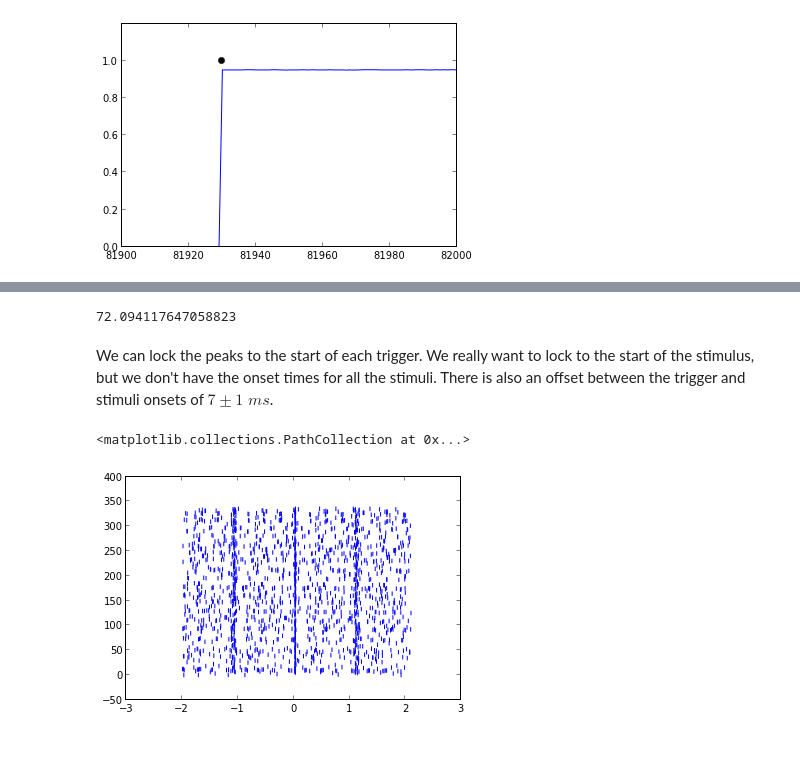
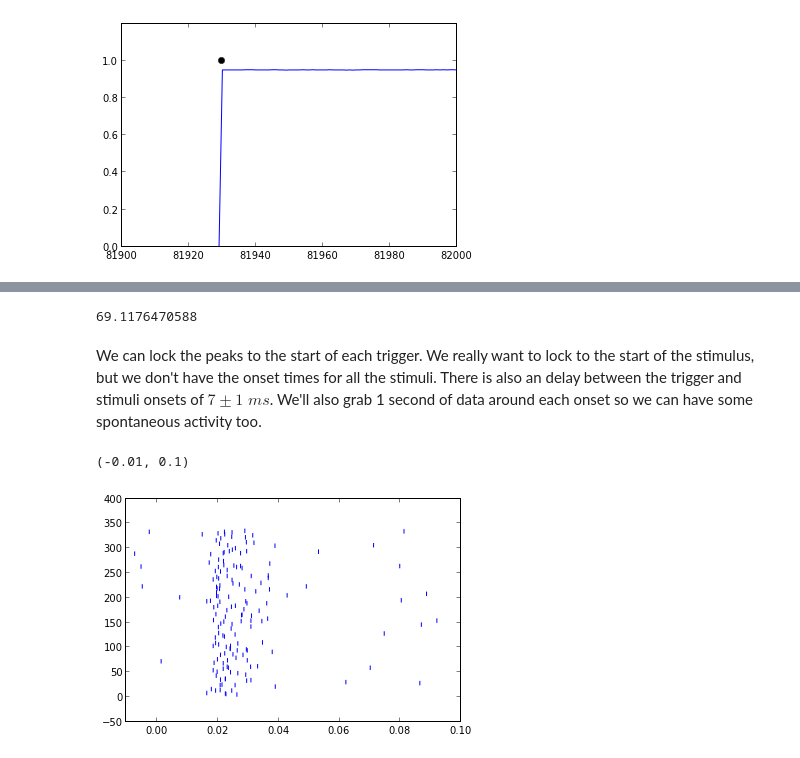
Before and after one commit to mcleonard/sparse, a Jupyter notebook: notebooks/Sparse data.ipynb, the cells around one changed output, grey strips where cells are left out. Cells and saved outputs as stored; diff of their text form; code cells hidden in the pictures.

```diff
--- a/notebooks/Sparse data.ipynb
+++ b/notebooks/Sparse data.ipynb
@@ -84,7 +82,7 @@ array([[-0.00213957, -0.02437722, -0.02943926, ..., -0.003127  ,
 # %%
 paired_onsets = np.zeros(len(stim_onsets))
 for i, onset in enumerate(stim_onsets):
-    paired_trigger = tr_onsets[np.where(np.abs(onset-tr_onsets)<150)]
+    paired_trigger = trig_onsets[np.where(np.abs(onset-trig_onsets)<150)]
     try:
         paired_onsets[i] = paired_trigger
     except ValueError:
@@ -99,23 +94,25 @@ offsets = offsets[~np.isnan(offsets)]
-# %%
-offset = mean(offsets)
-offset
-# %% [output]
-72.094117647058823
+# %%
+delays = stim_onsets - paired_onsets
+delays = delays[~np.isnan(delays)]
+delay = delays.mean()
+print delay
+# %% [output]
+69.1176470588
 # %% [markdown]
-We can lock the peaks to the start of each trigger.  We really want to lock to the start of the stimulus, but we don't have the onset times for all the stimuli.  There is also an offset between the trigger and stimuli onsets of $7 \pm 1 \;ms$.
+We can lock the peaks to the start of each trigger.  We really want to lock to the start of the stimulus, but we don't have the onset times for all the stimuli.  There is also an delay between the trigger and stimuli onsets of $7 \pm 1 \;ms$.  We'll also grab 1 second of data around each onset so we can have some spontaneous activity too.
 # %%
 # Lock to trigger onset + offset
 x, y = [], []
-for i, onset in enumerate(tr_onsets):
-    time_stamp = peaks[((onset + offset - 10000) < peaks) *
-                       (peaks < (onset + offset+11000))] - onset - offset
+for i, onset in enumerate(trig_onsets):
+    time_stamp = peaks[((onset + delay - 10000) < peaks) *
+                       (peaks < (onset + delay + 11000))] - onset - delay
     if time_stamp.any():
         x.extend(time_stamp)
         y.extend([i]*len(time_stamp))
 x = np.array(x)/10000.
 y = np.array(y)
+scatter(x,y, marker='|')
+xlim(-0.01,0.1)
+# %% [output]
+(-0.01, 0.1)
+[figure, added]
-# %%
-scatter(x, y, marker='|')
-# %% [output]
-<matplotlib.collections.PathCollection at 0x...>
-[figure, removed]
```
Also changed, not shown: parts of 25 cells of this notebook.
